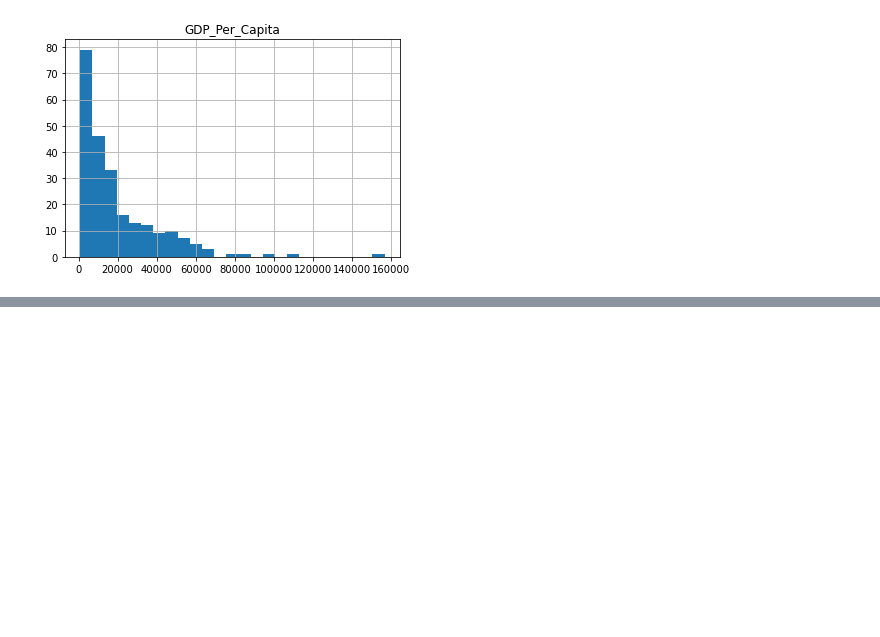
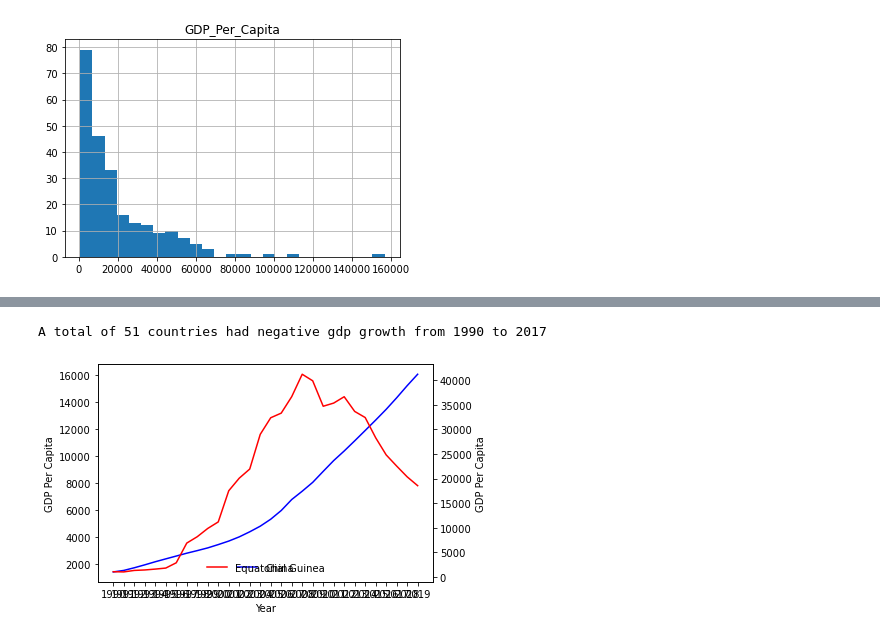
Before and after one commit to nss-data-science-cohort-5/un_exploration-bdfinlayson, a Jupyter notebook: main.ipynb, the cells around one changed output, grey strips where cells are left out. Cells and saved outputs as stored; diff of their text form; code cells hidden in the pictures; blank space fills up the shorter version.

```diff
--- a/main.ipynb
+++ b/main.ipynb
@@ -147,0 +185,9 @@ gdp_2014_bottom_5 = gdp_2014_sorted.tail()
+# %%
+# 15
+
+def pct_change(old_value, new_value):
+    return 100 * (new_value - old_value) / old_value
+
+gdp_pivoted['Percent_Change'] = pct_change(gdp_pivoted['1990'], gdp_pivoted['2017'])
+
+gdp_pivoted.head()
@@ -147,0 +202,37 @@ gdp_2014_bottom_5 = gdp_2014_sorted.tail()
+# %%
+# 16
+
+countries_with_negative_gdp_growth = gdp_pivoted.query('Percent_Change < 0')
+
+print(f'A total of {countries_with_negative_gdp_growth.size} countries had negative gdp growth from 1990 to 2017')
+# %% [output]
+A total of 51 countries had negative gdp growth from 1990 to 2017
+# %%
+# 17
+
+top_two_gdp_countries = gdp_pivoted.sort_values(by='Percent_Change', ascending=False).head(2).index.values
+
+top_two_df = gdp_df_revised[gdp_df_revised.Country.isin(top_two_gdp_countries)].set_index('Year')
+
+country_names = top_two_df.Country.unique()
+
+fig, ax = plt.subplots()
+
+def get_country_gdp_history(country_name):
+    return top_two_df[top_two_df.Country == country_name].sort_values(by='Year')
+
+def plot_country_gdp(axes, country_df, label, color):
+    axes.plot(country_df.index, country_df.GDP_Per_Capita, color=color, label=label)
+    axes.legend(frameon=False, loc='lower center', ncol=2)
+    axes.set_xlabel('Year')
+    axes.set_ylabel('GDP Per Capita')
+
+country_a = get_country_gdp_history(country_names[0])
+country_b = get_country_gdp_history(country_names[1])
+
+ax2 = ax.twinx()
+
+plot_country_gdp(ax, country_a, country_names[0], 'b')
+plot_country_gdp(ax2, country_b, country_names[1], 'r')
+# %% [output]
+[figure, added]
```
Also changed, not shown: parts of 3 cells of this notebook.
